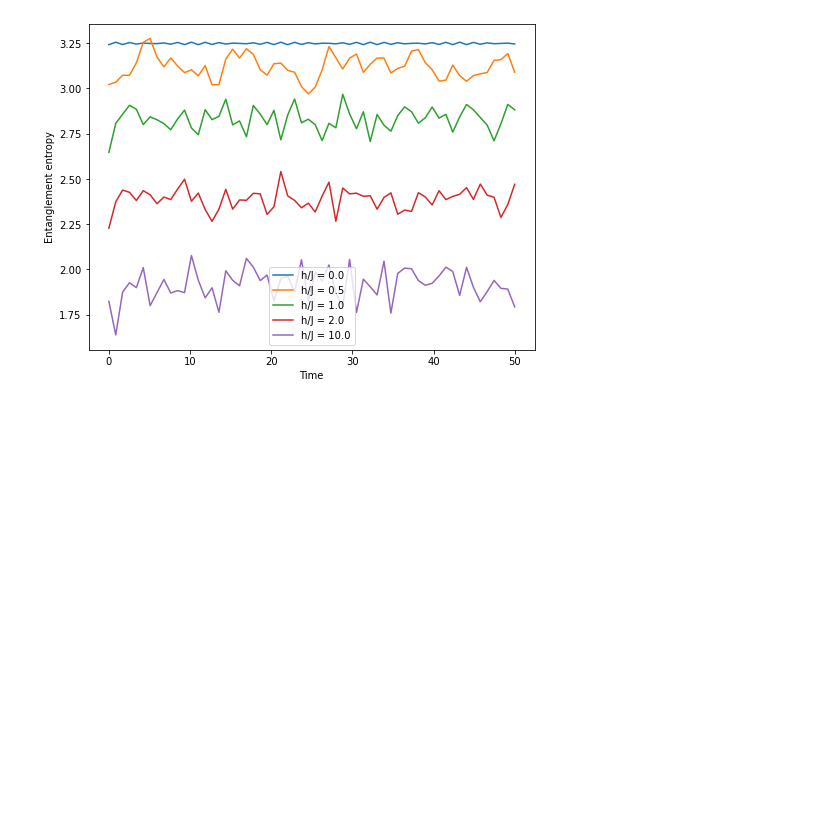
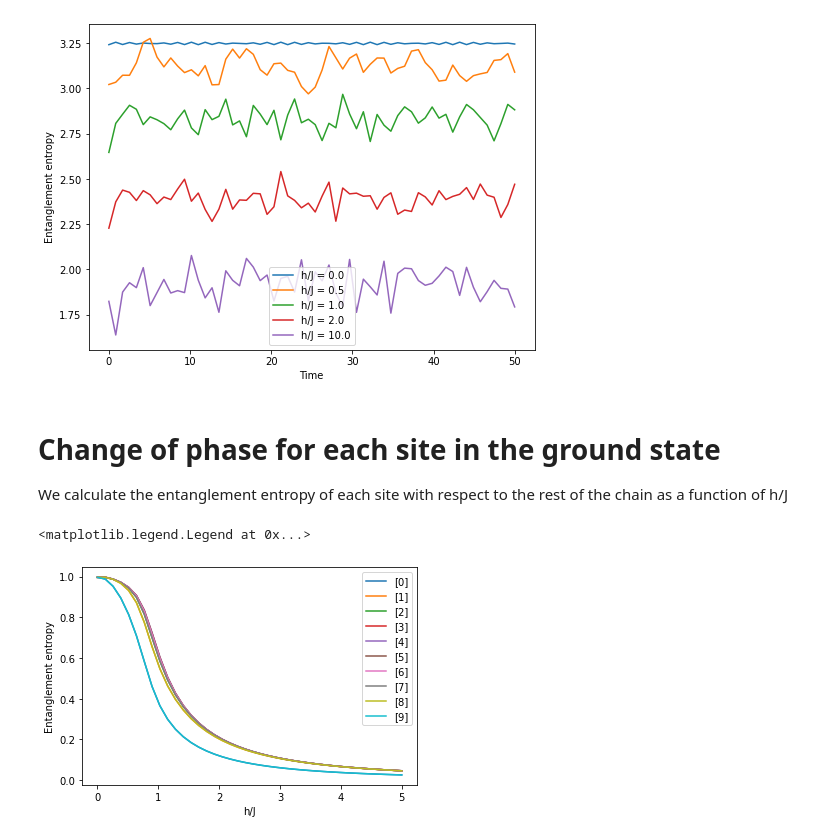
Before and after one commit to raquelgb98/TFG-fisica, a Jupyter notebook: spinchain_2.ipynb, the cells around one changed output. Drawn from its saved outputs; the diff is of its cells as text; code cells hidden in the pictures; blank space fills up the shorter version.

Commit message:
sites

```diff
--- a/spinchain_2.ipynb
+++ b/spinchain_2.ipynb
@@ -427,3 +427,35 @@ plt.legend()
 # %% [output]
 <matplotlib.legend.Legend at 0x...>
 [figure]
+# %% [markdown]
+# Change of phase for each site in the ground state
+We calculate the entanglement entropy of each site with respect to the rest of the chain as a function of h/J
+# %%
+N = 10
+J = 1
+kappa = 1
+Jx = (1+kappa)/2*np.ones(N)
+Jy = (1-kappa)/2*np.ones(N)
+h = np.linspace(0,5,40)
+entanglement = np.zeros((N, len(h)))
+for i in range(len(h)):
+    h_i = h[i]*np.ones(N)
+    H = generate_Hamiltonian(N, h_i, Jx, Jy, periodic = False)
+    eigenstates = H.eigenstates(sparse=False, sort='low', eigvals=0, tol=0, maxiter=100000)
+    energies = eigenstates[0]
+    states = eigenstates[1]
+    for n in range(N):
+        partition = [n]
+        entanglement[n,i] = entanglement_entropy(states[0], [n])
+# %%
+# Entanglement entropy of the ground state
+for i in range(N):
+    plt.plot(h,entanglement[i], label = '[%.f]'%i)
+    #plt.scatter(h[(entanglement[i]).index(max(entanglement[i]))],max(entanglement[i]))
+    #print('Maximum entanglement for site %.f'i,' happens at h/J = ',h[entanglement[i].index(max(entanglement[i]))])
+plt.xlabel('h/J')
+plt.ylabel('Entanglement entropy')
+plt.legend()
+# %% [output]
+<matplotlib.legend.Legend at 0x...>
+[figure, added]
```
Also changed, not shown: parts of 1 cell of this notebook.
